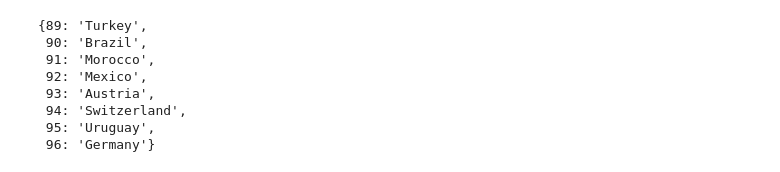
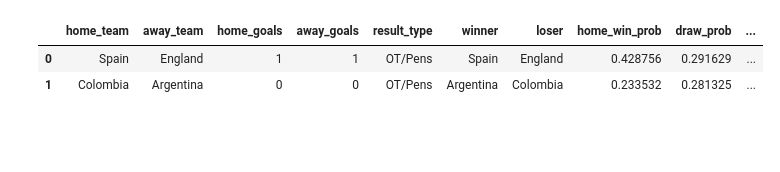
Before and after one commit to arms-and-hands155/WC2026-Predictor, a Jupyter notebook: notebooks/03_simulation.ipynb, the cells around one changed output. Drawn from its saved outputs; the diff is of its cells as text; code cells hidden in the pictures; blank space fills up the shorter version.

```diff
--- a/notebooks/03_simulation.ipynb
+++ b/notebooks/03_simulation.ipynb
@@ -190,16 +224,13 @@ display(results)
 # %%
-r16_matchups = construct_round16(winners)
+#Semi Finals
 
-winners, results = simulate_knockout_round(r16_matchups, model_h, model_a, country_elo, team_to_confederation, features)
+SF_matchsups = construct_SF(winners)
 
-display(winners)
+winners, results = simulate_knockout_round(SF_matchsups, model_h, model_a, country_elo, team_to_confederation, features)
+
+display(results)
 # %% [output]
-{89: 'Turkey',
- 90: 'Brazil',
- 91: 'Morocco',
- 92: 'Mexico',
- 93: 'Austria',
- 94: 'Switzerland',
- 95: 'Uruguay',
- 96: 'Germany'}
+|  | home_team | away_team | home_goals | away_goals | result_type | winner | loser | home_win_prob | draw_prob | ... |
+| 0 | Spain | England | 1 | 1 | OT/Pens | Spain | England | 0.428756 | 0.291629 | ... |
+| 1 | Colombia | Argentina | 0 | 0 | OT/Pens | Argentina | Colombia | 0.233532 | 0.281325 | ... |
 # %%
```
Also changed, not shown: parts of 14 cells of this notebook, 10 other files.
